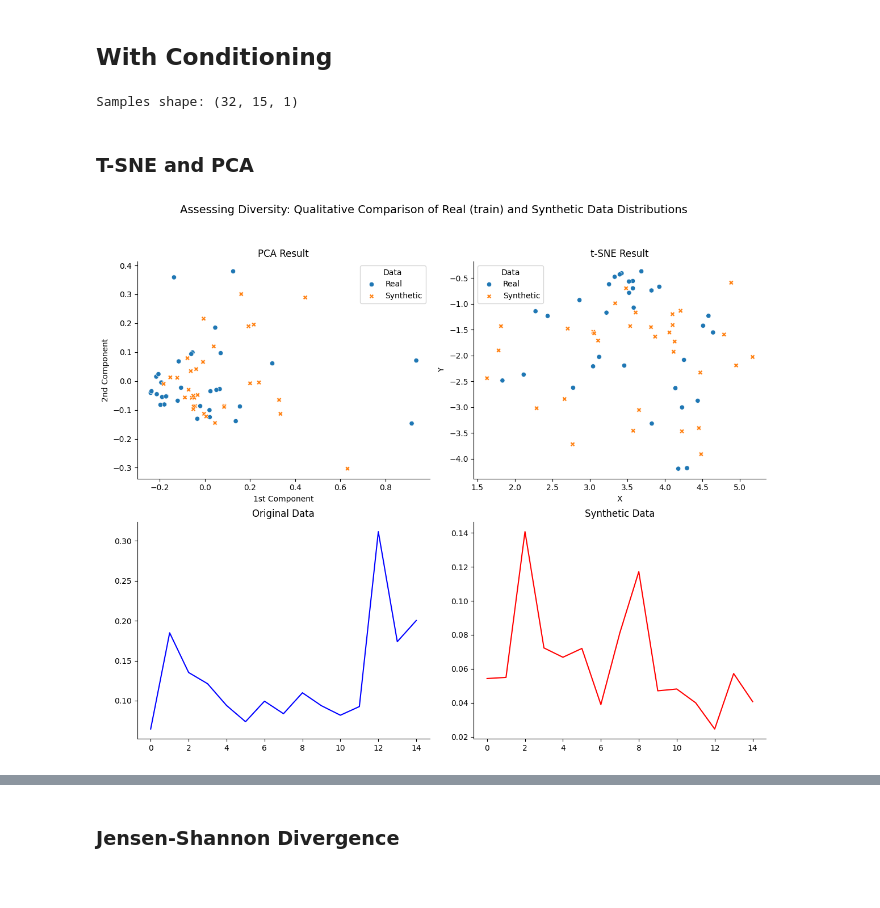
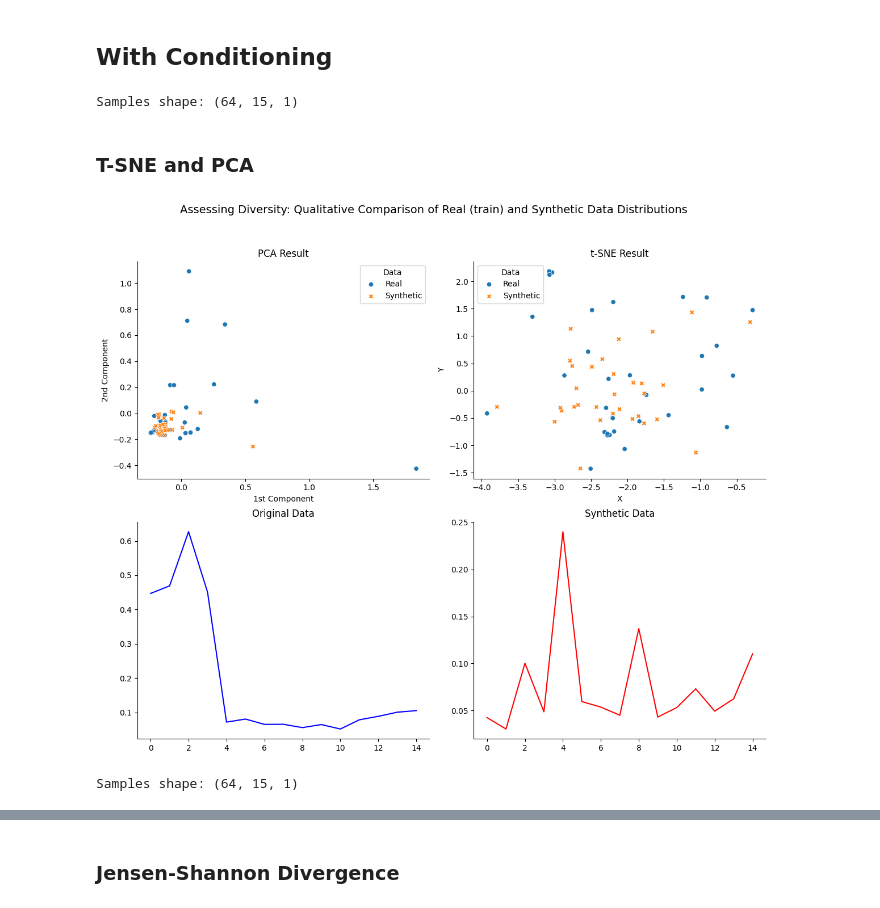
Before and after one commit to 4rn3/Thesis, a Jupyter notebook: src/main.ipynb, the cells around one changed output, grey strips where cells are left out. Cells and saved outputs as stored; diff of their text form; code cells hidden in the pictures.

Commit message:
Add test sampling eval

```diff
--- a/src/main.ipynb
+++ b/src/main.ipynb
@@ -39,7 +41,7 @@ device = 'cuda' if torch.cuda.is_available() else 'cpu'
 seq_len = config["seq_len"]
 epochs = config["epochs"]
 timesteps = config["timesteps"]
-batch_size = config["batch_size"]
+batch_size_config = config["batch_size"]
 latent_dim = config["latent_dim"]
 num_layers = config["num_layers"]
 n_heads = config["n_heads"]
@@ -52,12 +54,15 @@ lr = float(config["lr"])
 betas = tuple_of_floats = ast.literal_eval(config["betas"])
 save_rate = config["save_rate"]
 
+assert model_name in ["BaseLine", "TransEncoder"], "Chosen  model was not valid, the options are BaseLine, TransEncoder and"
+assert cond_model in {"mlp", "te", "stft"}, "Chosen conditioning model was not valid, the options are mlp, te and stft"
+
 log_file_name = f"{model_name}_{cond_model}_{str(date)}"
 tb_writer = f"./logging/tensorboard/{log_file_name}"
 # %% [markdown]
 # Data
 # %%
-train_loader, test_loader, features, cond_features = serve_data(seq_len, batch_size, subset_len)
+train_loader, test_loader, features, cond_features = serve_data(seq_len, batch_size_config, subset_len)
 # %% [output]
 num of channels in transformer: 1
 num of cond feature: 3
@@ -159,17 +163,26 @@ jsd_no_con_train, jsd_no_con_test
 ## With Conditioning
 # %%
 with torch.no_grad():
-    cond_samples = ddpm.sample(32, real_cond_data_train.to(device))
-    cond_samples = cond_samples.cpu().numpy()
-    cond_samples = cond_samples.transpose(0, 2, 1)
+    cond_samples_train = ddpm.sample(real_cond_data_train.shape[0], real_cond_data_train.to(device))
+    cond_samples_train = cond_samples_train.cpu().numpy()
+    cond_samples_train = cond_samples_train.transpose(0, 2, 1)
 
-print(f"Samples shape: {cond_samples.shape}")
+print(f"Samples shape: {cond_samples_train.shape}")
 # %% [output]
-Samples shape: (32, 15, 1)
+Samples shape: (64, 15, 1)
 # %% [markdown]
 ### T-SNE and PCA
 # %%
-visualize_pca_tsne(ori_data=real_data_train.cpu().numpy().transpose(0,2,1), fake_data=cond_samples, seq_len=seq_len, train_test="train", filename=log_file_name, cond=True)
+visualize_pca_tsne(ori_data=real_data_train.cpu().numpy().transpose(0,2,1), fake_data=cond_samples_train, seq_len=seq_len, train_test="train", filename=log_file_name, cond=True)
 # %% [output]
-[figure, old version]
+[figure, new version]
+# %%
+with torch.no_grad():
+    cond_samples_test = ddpm.sample(real_cond_data_test.shape[0], real_cond_data_test.to(device))
+    cond_samples_test = cond_samples_test.cpu().numpy()
+    cond_samples_test = cond_samples_test.transpose(0, 2, 1)
+
+print(f"Samples shape: {cond_samples_test.shape}")
+# %% [output]
+Samples shape: (64, 15, 1)
 # %%
```
Also changed, not shown: parts of 10 cells of this notebook, 15 other files.
